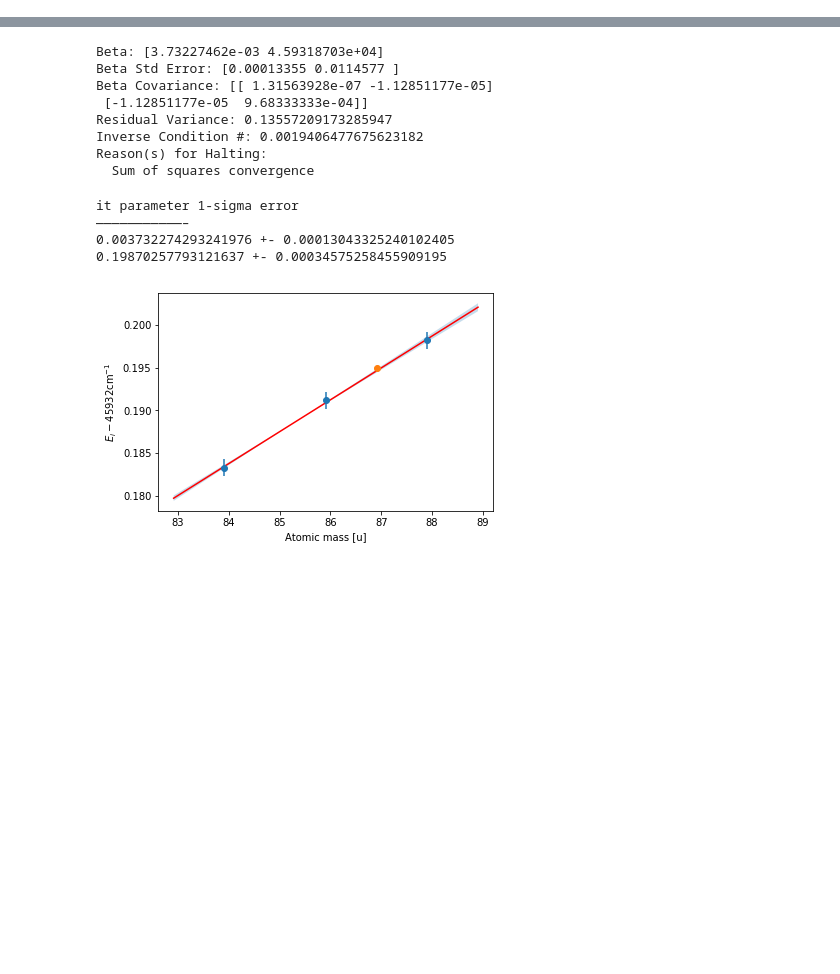
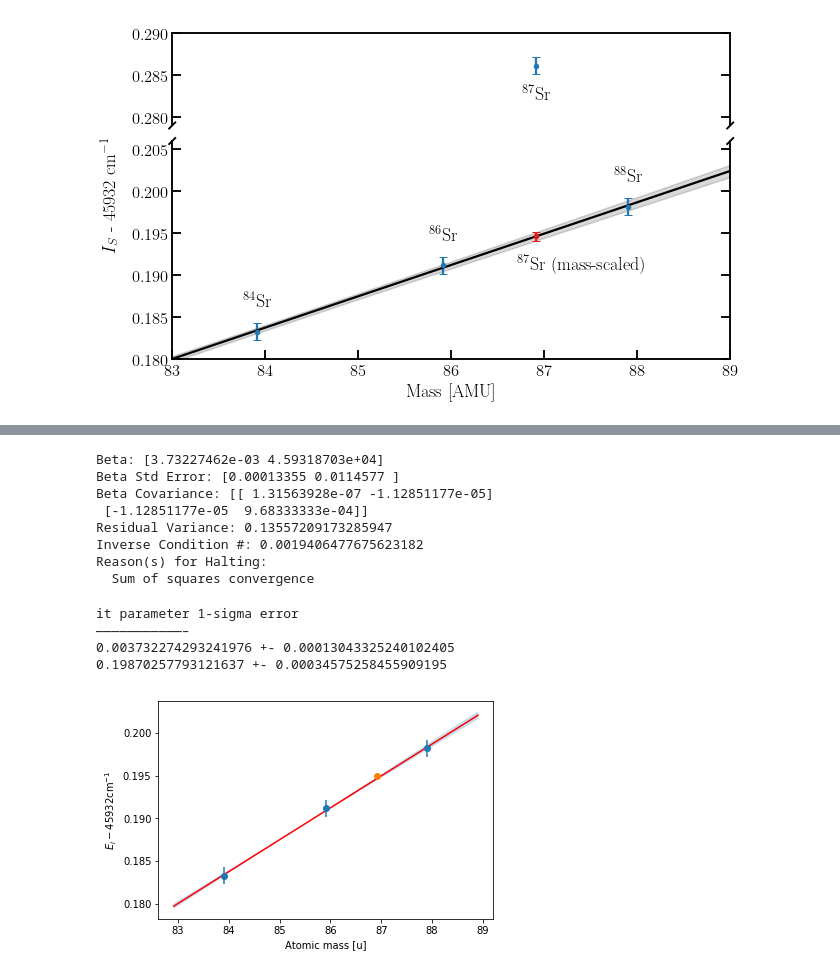
Before and after one commit to rogding/phd_thesis, a Jupyter notebook: chapters/fermion_spectroscopy/calculations/sr_ionization_limits.ipynb, the cells around one changed output, grey strips where cells are left out. Saved outputs shown, nothing was run; the diff lists cells and outputs as text; code cells hidden in the pictures; blank space fills up the shorter version.

```diff
--- a/chapters/fermion_spectroscopy/calculations/sr_ionization_limits.ipynb
+++ b/chapters/fermion_spectroscopy/calculations/sr_ionization_limits.ipynb
@@ -8,0 +150,6 @@ import matplotlib.pyplot as plt
+# %%
+fit_slope = ufloat(fit_result.params['l_slope'].value, fit_result.params['l_slope'].stderr)
+fit_intercept = ufloat(fit_result.params['l_intercept'].value, fit_result.params['l_intercept'].stderr)
+
+def fitted_mass_scaling(mass):
+    return (mass-MASS_OFFSET)*fit_slope + fit_intercept
@@ -8,0 +158,78 @@ import matplotlib.pyplot as plt
+# %%
+# Plot bounds
+[xmin, xmax] = [83, 89]
+
+# Calculate mass-scalied ionization energies
+xfit = np.linspace(xmin, xmax, endpoint=True)
+yfit = fitted_mass_scaling(xfit)
+yfit_unc = unumpy.std_devs(yfit)
+yfit = unumpy.nominal_values(yfit)
+
+# Data points
+xdata = unumpy.nominal_values(data['mass'])
+xdata_unc = unumpy.std_devs(data['mass'])
+ydata = unumpy.nominal_values(data['I_S']) - I_S_OFFSET
+ydata_unc = unumpy.std_devs(data['I_S'])
+
+# Mass-scaled ionization limit for 87Sr
+M87 = data[data['isotope'] == 87]['mass']
+I_S_87 = fitted_mass_scaling(M87)
+
+bax_kwargs = {'d':0.006,
+              'wspace':0.05,
+              'despine':False}
+
+fig = plt.figure(figsize=(10,6), frameon=True)
+bax = brokenaxes(ylims=((0.180, 0.205+0.001), (0.280-0.001, 0.290)), hspace=0.1, fig=fig, **bax_kwargs)
+
+bax.errorbar(xdata, ydata, xerr=xdata_unc, yerr=ydata_err, fmt='.', capsize=4,
+             color=sns.color_palette("Paired")[1])
+bax.errorbar(unumpy.nominal_values(M87), unumpy.nominal_values(I_S_87),
+             xerr=unumpy.std_devs(M87), yerr=unumpy.std_devs(I_S_87), fmt='.', capsize=4,
+             color=sns.color_palette("Paired")[5])
+
+bax.plot(unumpy.nominal_values(xfit), unumpy.nominal_values(yfit), color='black')
+bax.fill_between(xfit, yfit+yfit_unc, yfit-yfit_unc, alpha=0.15, color='black')
+
+# Label points
+TEXT_OFFSET = 0.0035
+bax.axs[1].annotate(s=r'${}^{84}\text{Sr}$',
+                    xy=(unumpy.nominal_values(data[data['isotope']==84]['mass']),
+                        unumpy.nominal_values(data[data['isotope']==84]['I_S']) -I_S_OFFSET + TEXT_OFFSET),
+                    ha='center', va='center')
+
+bax.axs[1].annotate(s=r'${}^{86}\text{Sr}$',
+                    xy=(unumpy.nominal_values(data[data['isotope']==86]['mass']),
+                        unumpy.nominal_values(data[data['isotope']==86]['I_S'])-I_S_OFFSET + TEXT_OFFSET),
+                    ha='center', va='center')
+
+bax.axs[0].annotate(s=r'${}^{87}\text{Sr}$',
+                    xy=(unumpy.nominal_values(data[data['isotope']==87]['mass']),
+                        unumpy.nominal_values(data[data['isotope']==87]['I_S'])-I_S_OFFSET - TEXT_OFFSET),
+                    ha='center', va='center')
+
+bax.axs[1].annotate(s=r'${}^{87}\text{Sr}$ (mass-scaled)',
+                    xy=(unumpy.nominal_values(data[data['isotope']==87]['mass'] - 0.2),
+                        unumpy.nominal_values(I_S_87) - TEXT_OFFSET),
+                    ha='left', va='center')
+
+bax.axs[1].annotate(s=r'${}^{88}\text{Sr}$',
+                    xy=(unumpy.nominal_values(data[data['isotope']==88]['mass']),
+                        unumpy.nominal_values(data[data['isotope']==88]['I_S'])-I_S_OFFSET + TEXT_OFFSET),
+                    ha='center', va='center')
+
+bax.set_xlim((xmin, xmax))
+
+bax.tick_params(axis='both', which='both', bottom=True, top=True, left=True, right=True, direction='in')
+bax.axs[0].tick_params(axis='both', which='both', bottom=False, top=True, left=True, right=True, direction='in')
+bax.axs[1].tick_params(axis='both', which='both', bottom=True, top=False, left=True, right=True, direction='in')
+
+#bax.set_xlabel(r'Mass [AMU]', labelpad=50, ha='center', va='center')
+bax.axs[1].set_xlabel(r'Mass [AMU]', ha='center')
+bax.set_ylabel(r'$I_{S}$ - ' + str(I_S_OFFSET) + ' ' + r'$\text{cm}^{-1}$', labelpad=60, va='center')
+
+plt.savefig('Eion-mass-scaled.svg', bbox_inches='tight')
+
+plt.show()
+# %% [output]
+[figure, added]
```
Also changed, not shown: parts of 12 cells of this notebook, 3 other files.
